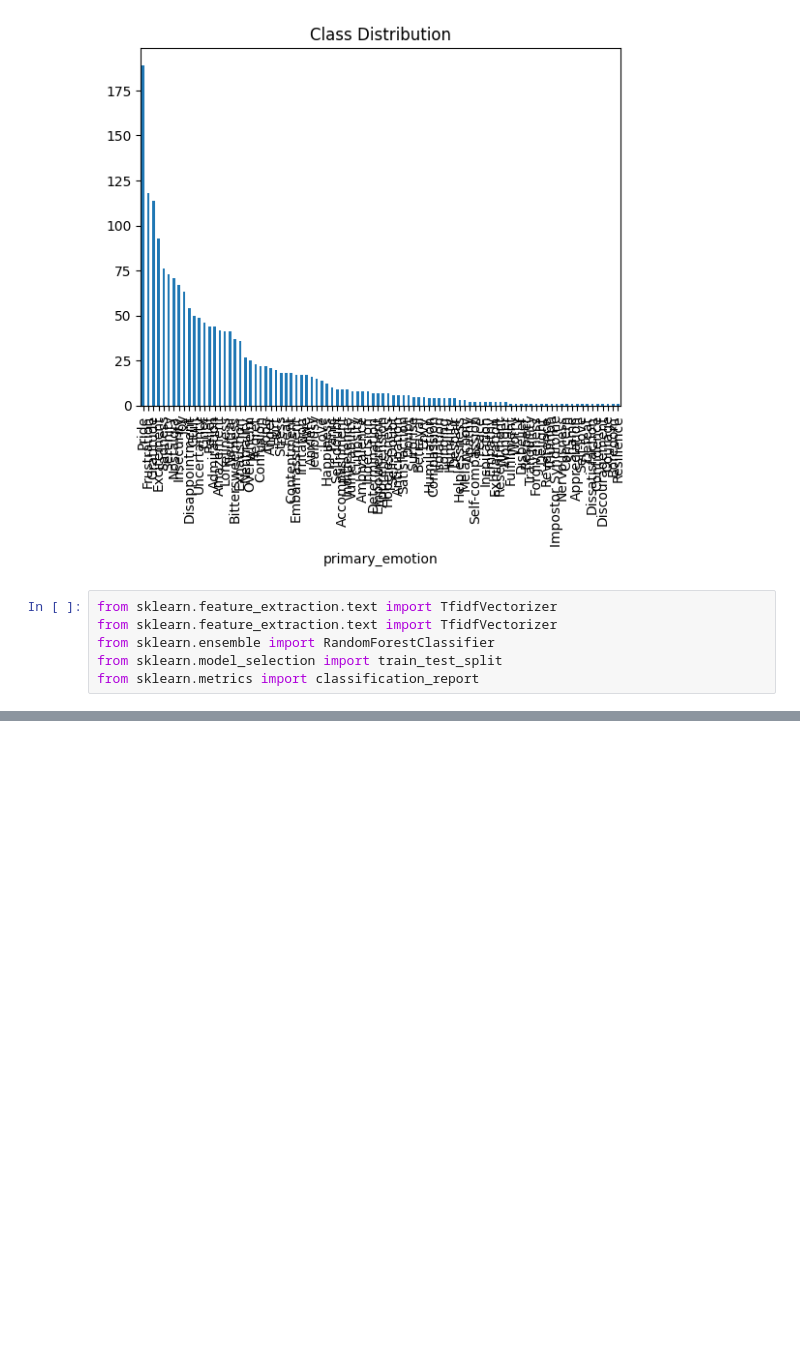
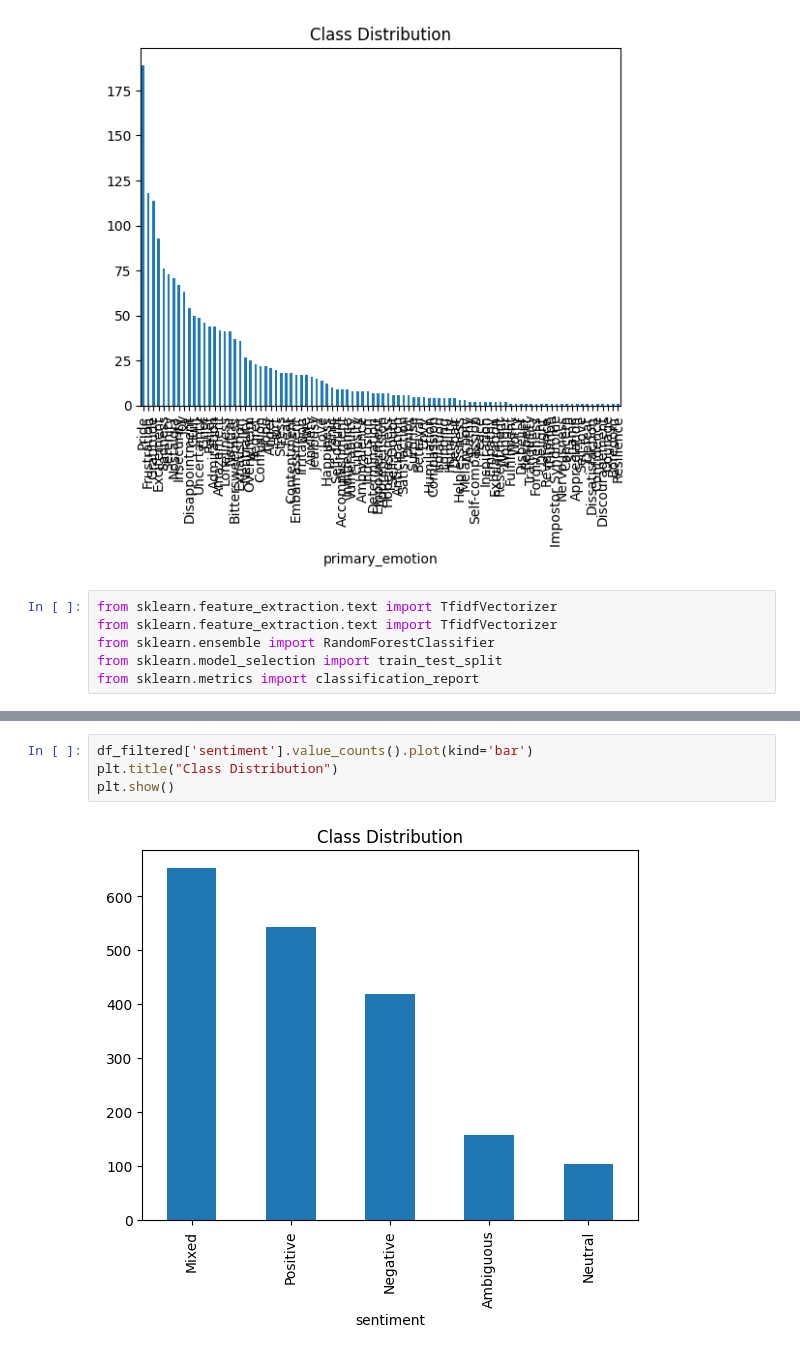
Before and after one commit to RafaParkoureiro/Emotionverse, a Jupyter notebook: work.ipynb, the cells around one changed output, grey strips where cells are left out. Cells and saved outputs as stored; diff of their text form; blank space fills up the shorter version.

```diff
--- a/work.ipynb
+++ b/work.ipynb
@@ -133,0 +134,6 @@ print(report)
+# %%
+df_filtered['sentiment'].value_counts().plot(kind='bar')
+plt.title("Class Distribution")
+plt.show()
+# %% [output]
+[figure, added]
```
Also changed, not shown: parts of 7 cells of this notebook.
